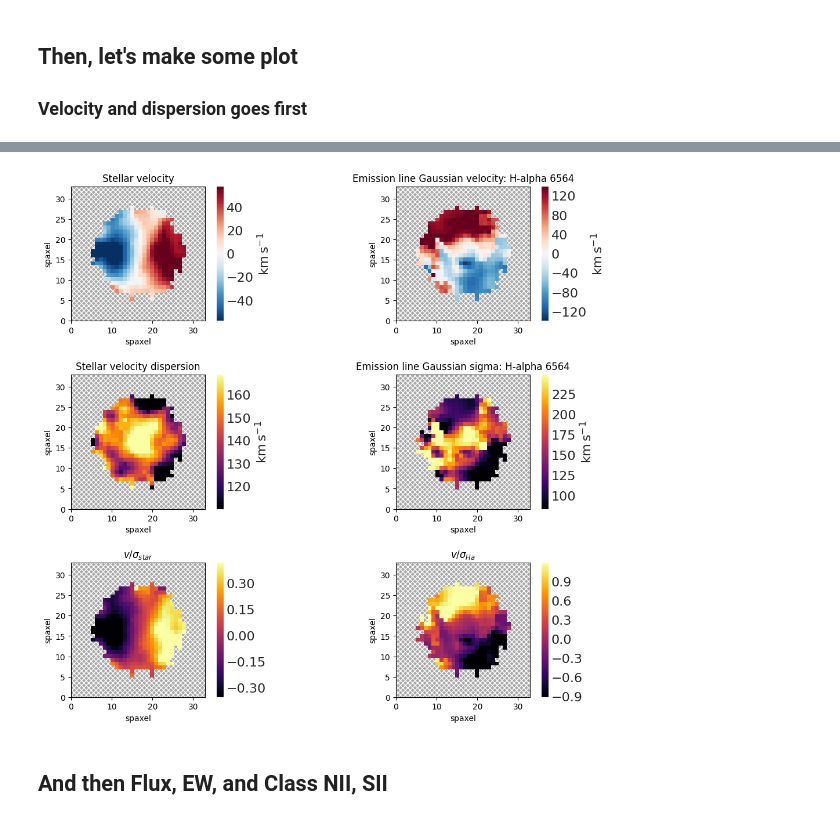
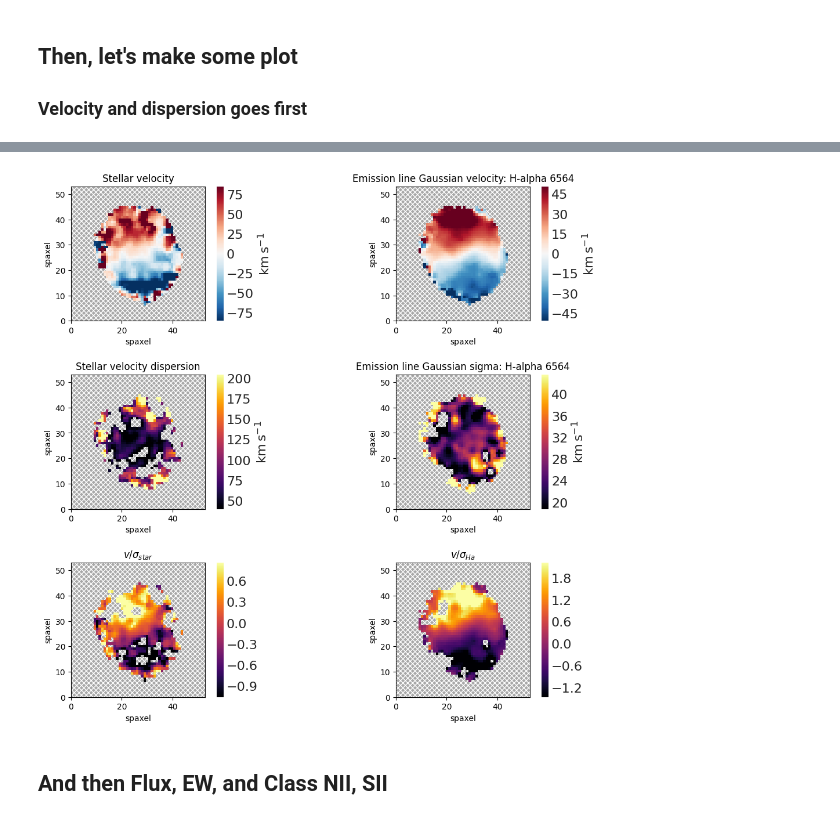
Before and after one commit to rqguan/MaNGA-AGN, a Jupyter notebook: 04. MARVIN Tutorial.ipynb, the cells around one changed output, grey strips where cells are left out. Saved outputs shown, nothing was run; the diff lists cells and outputs as text; code cells hidden in the pictures.

```diff
--- a/04. MARVIN Tutorial.ipynb
+++ b/04. MARVIN Tutorial.ipynb
@@ -49,7 +49,7 @@ image = showImage(plateifu='11958-3703')
 ### Velocity and dispersion goes first
 # %%
 #Reading MAPS using 'plateifu' and SPX-MILESHC-MASTARSSP datatype
-maps = Maps("8247-1901", bintype='SPX', template='MILESHC-MASTARSSP')
+maps = Maps("8138-6104", bintype='SPX', template='MILESHC-MASTARSSP')
 
 #Steller velocity and dispersion
 st_vel = maps.stellar_vel
@@ -92,4 +92,4 @@ plt.show()
-[figure, old version]
+[figure, new version]
 # %% [markdown]
 ## And then Flux, EW, and Class NII, SII
 # %%
```
Also changed, not shown: parts of 4 cells of this notebook, 3 other files.
